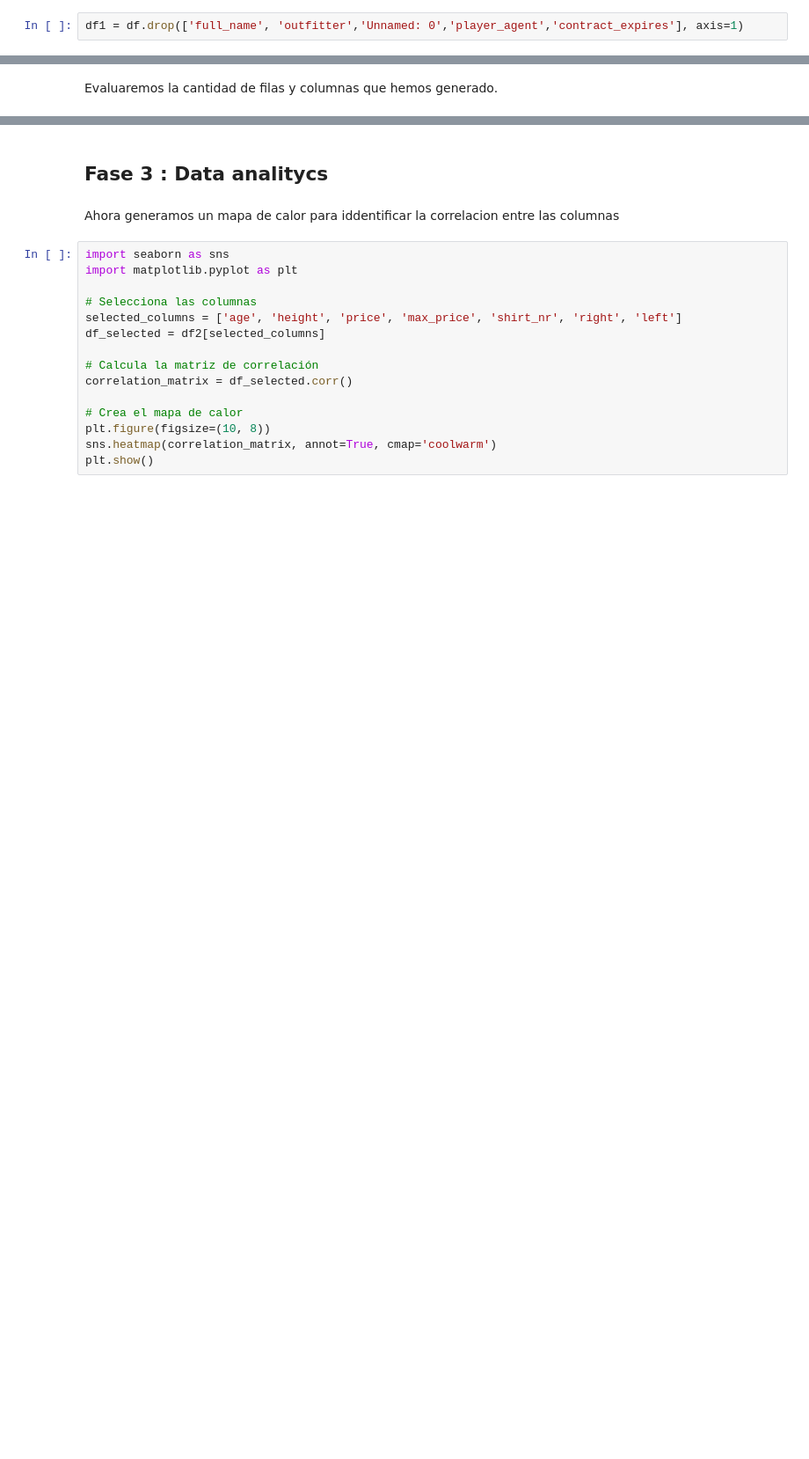
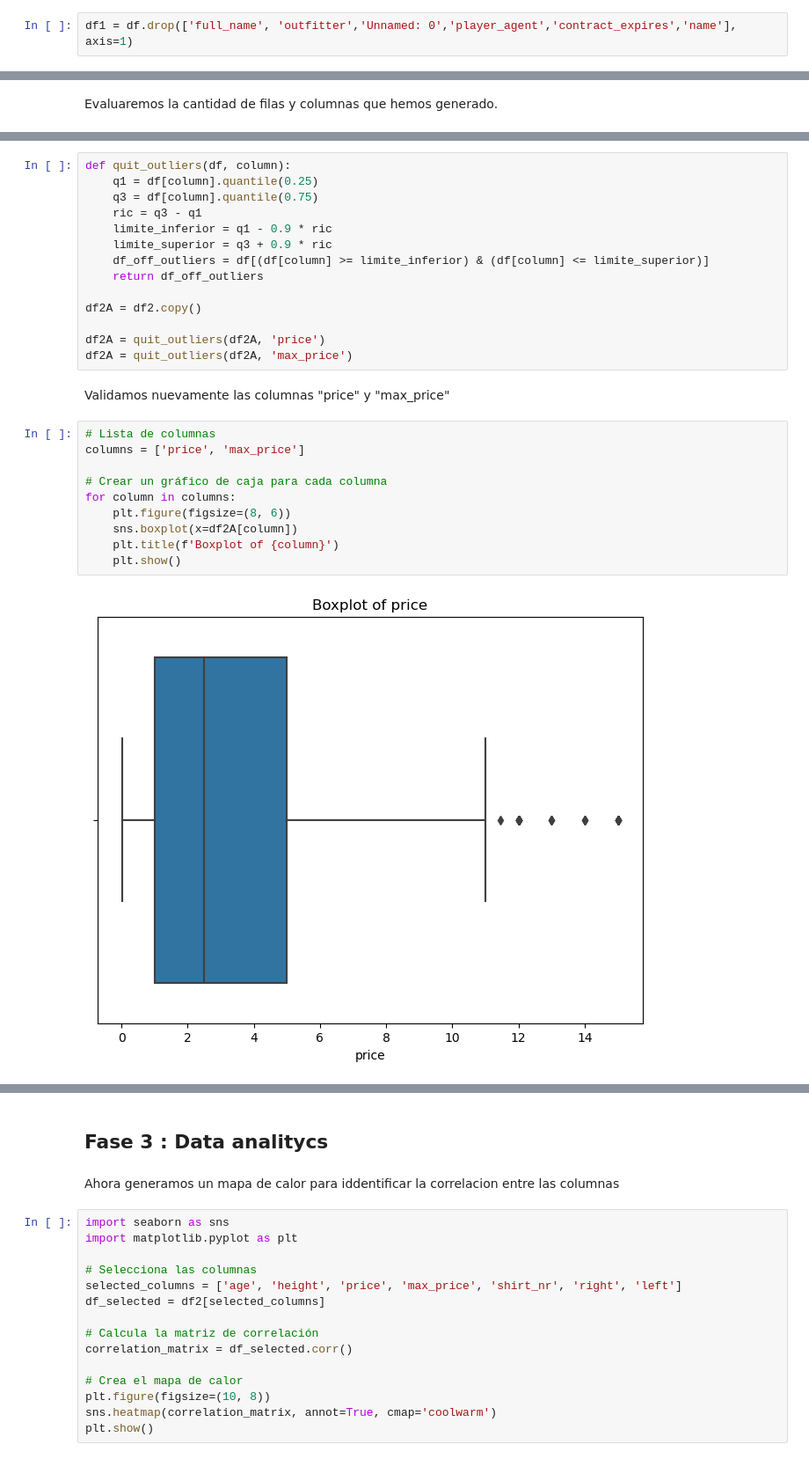
Before and after one commit to AlejoBovet/MachineLearningPublic, a Jupyter notebook: EdaFootballPlayers.ipynb, the cells around one changed output, grey strips where cells are left out. Shown at 88% size. Cells and saved outputs as stored; diff of their text form; blank space fills up the shorter version.

```diff
--- a/EdaFootballPlayers.ipynb
+++ b/EdaFootballPlayers.ipynb
@@ -161,7 +161,7 @@ Datos que se desacartan:
  - outfitter
  - Unnamed : 0
 # %%
-df1 = df.drop(['full_name', 'outfitter','Unnamed: 0','player_agent','contract_expires'], axis=1)
+df1 = df.drop(['full_name', 'outfitter','Unnamed: 0','player_agent','contract_expires','name'], axis=1)
 # %% [markdown]
 Se elimina tambien otras columnas que no seran necesarias para el analisis
 # %%
@@ -388,0 +412,28 @@ Con el cambio de tipo de datos hemos alcanzdo un total de 175 columnas, ahora qu
+# %%
+def quit_outliers(df, column):
+    q1 = df[column].quantile(0.25)
+    q3 = df[column].quantile(0.75)
+    ric = q3 - q1
+    limite_inferior = q1 - 0.9 * ric
+    limite_superior = q3 + 0.9 * ric
+    df_off_outliers = df[(df[column] >= limite_inferior) & (df[column] <= limite_superior)]
+    return df_off_outliers
+
+df2A = df2.copy()
+
+df2A = quit_outliers(df2A, 'price')
+df2A = quit_outliers(df2A, 'max_price')
+# %% [markdown]
+Validamos nuevamente las columnas "price" y "max_price"
+# %%
+# Lista de columnas
+columns = ['price', 'max_price']
+
+# Crear un gráfico de caja para cada columna
+for column in columns:
+    plt.figure(figsize=(8, 6))
+    sns.boxplot(x=df2A[column])
+    plt.title(f'Boxplot of {column}')
+    plt.show()
+# %% [output]
+[figure, added]
```
Also changed, not shown: parts of 28 cells of this notebook.
